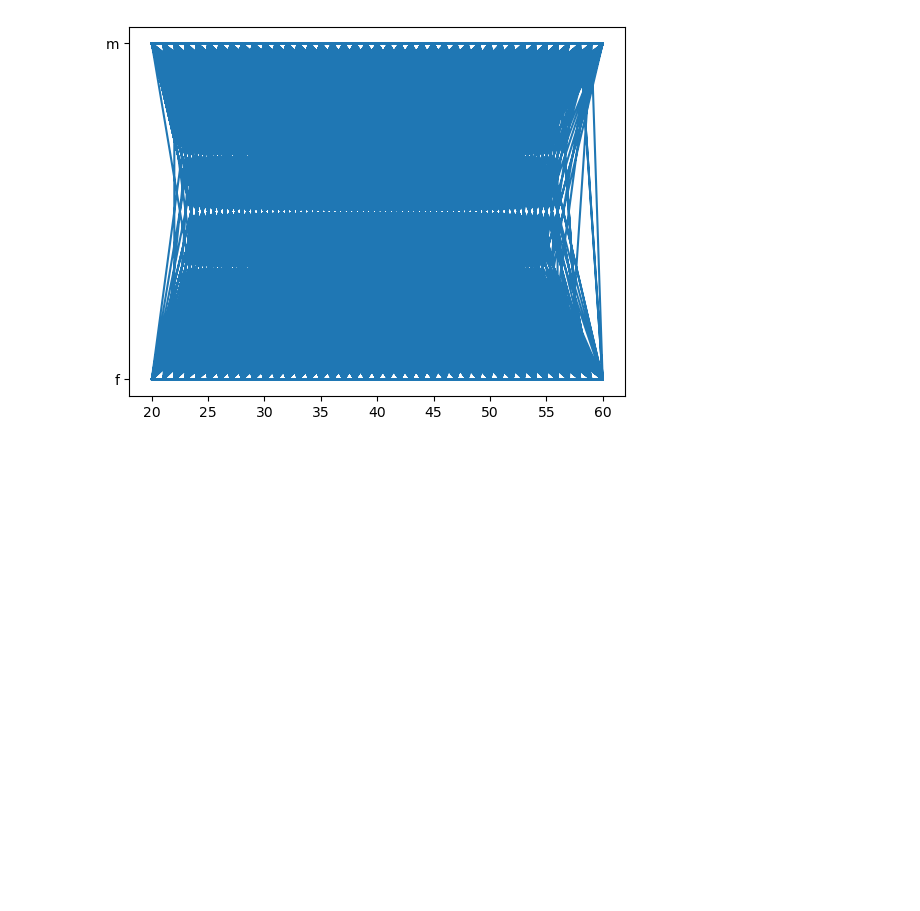
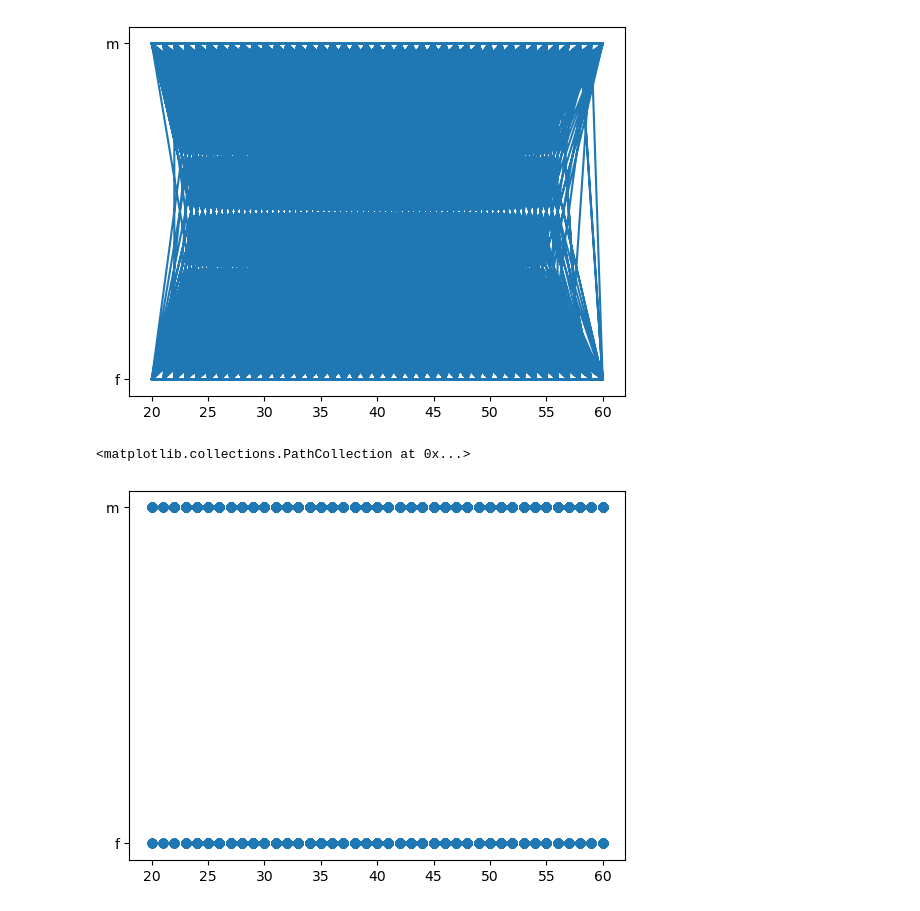
Before and after one commit to Murugadoss2004/voting-data, a Jupyter notebook: matplot.ipynb, the cells around one changed output. Cells and saved outputs as stored; diff of their text form; code cells hidden in the pictures; blank space fills up the shorter version.

```diff
--- a/matplot.ipynb
+++ b/matplot.ipynb
@@ -184,3 +185,8 @@ plt.plot(df.age,df.gender)
 plt.show()
 # %% [output]
 [figure]
+# %%
+plt.scatter(df.age,df.gender)
+# %% [output]
+<matplotlib.collections.PathCollection at 0x...>
+[figure, added]
```
Also changed, not shown: parts of 10 cells of this notebook.
